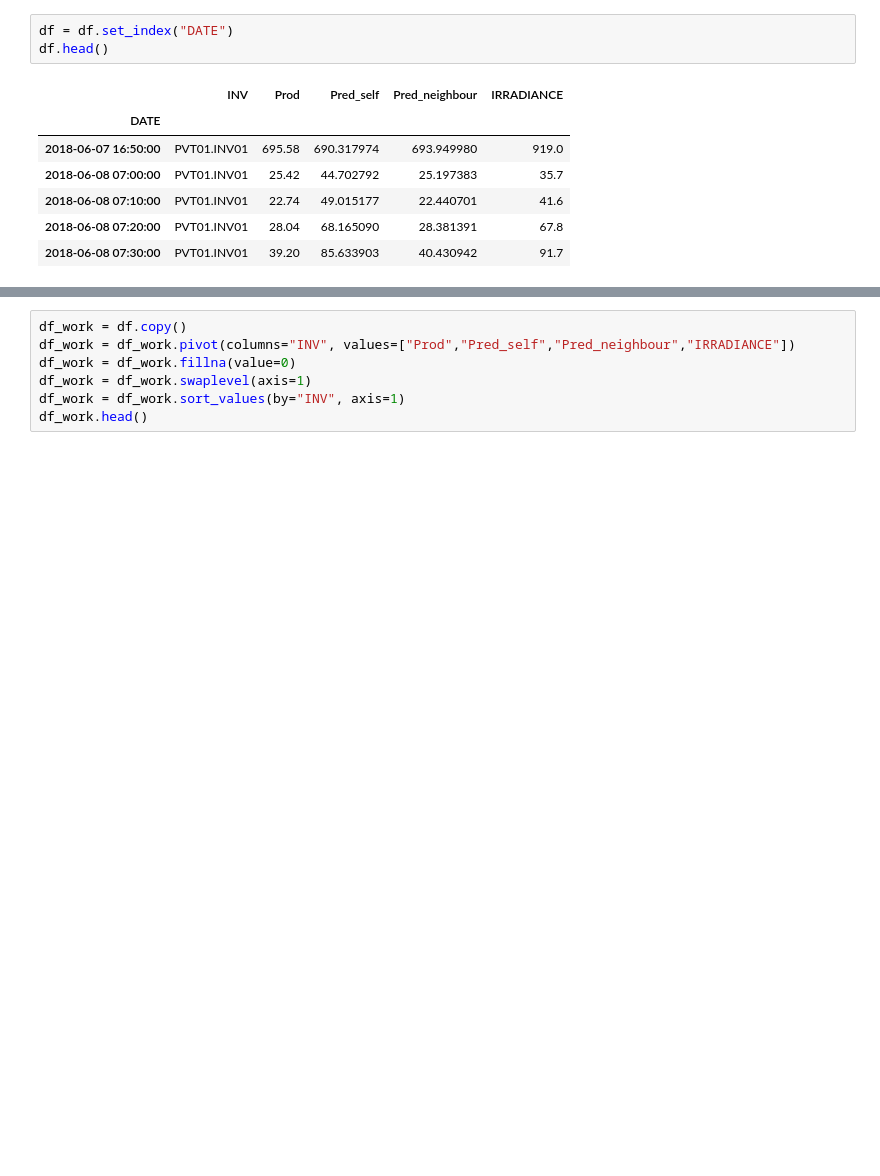
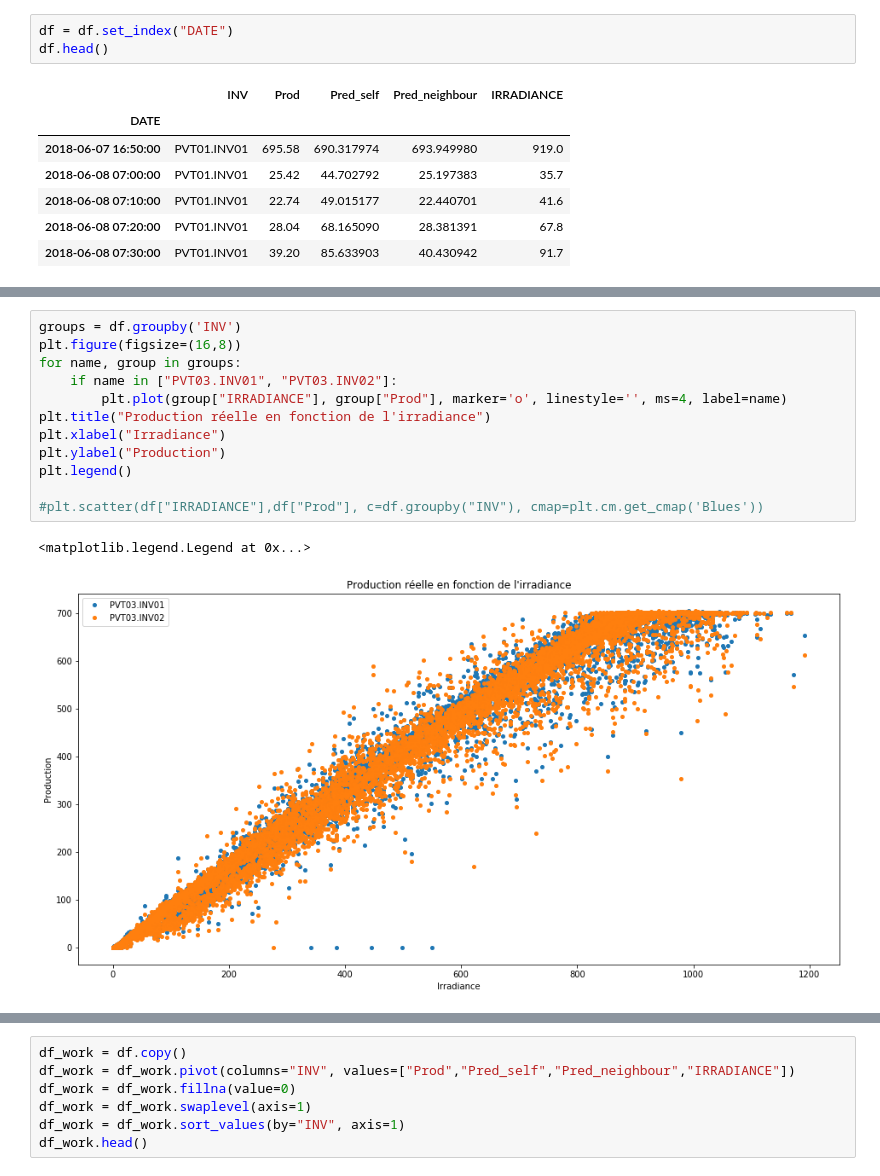
Before and after one commit to therondcharles/RAPPORTFILROUGE, a Jupyter notebook: Exploration/Engie-SMU-V0.1.ipynb, the cells around one changed output, grey strips where cells are left out. Drawn from its saved outputs; the diff is of its cells as text; blank space fills up the shorter version.

```diff
--- a/Exploration/Engie-SMU-V0.1.ipynb
+++ b/Exploration/Engie-SMU-V0.1.ipynb
@@ -44,0 +70,15 @@ df.head()
+# %%
+groups = df.groupby('INV')
+plt.figure(figsize=(16,8))
+for name, group in groups:
+    if name in ["PVT03.INV01", "PVT03.INV02"]:
+        plt.plot(group["IRRADIANCE"], group["Prod"], marker='o', linestyle='', ms=4, label=name)
+plt.title("Production réelle en fonction de l'irradiance")
+plt.xlabel("Irradiance")
+plt.ylabel("Production")
+plt.legend()
+
+#plt.scatter(df["IRRADIANCE"],df["Prod"], c=df.groupby("INV"), cmap=plt.cm.get_cmap('Blues'))
+# %% [output]
+<matplotlib.legend.Legend at 0x...>
+[figure, added]
```
Also changed, not shown: parts of 8 cells of this notebook.
